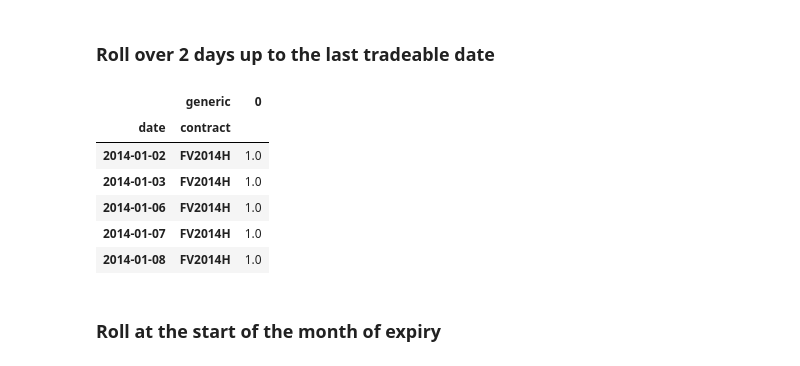
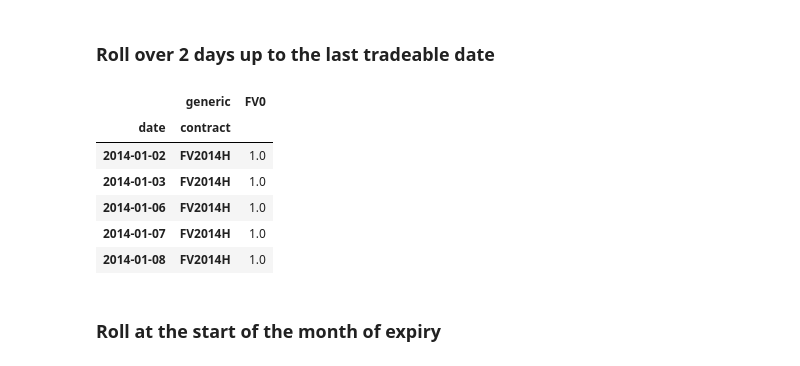
Before and after one commit to matthewgilbert/mapping, a Jupyter notebook: examples/continous_returns.ipynb, the cells around one changed output. Drawn from its saved outputs; the diff is of its cells as text; code cells hidden in the pictures.

Commit message:
added instrument multiplier from generic multiplier convenience function

```diff
--- a/examples/continous_returns.ipynb
+++ b/examples/continous_returns.ipynb
@@ -93,10 +93,11 @@ DatetimeIndex(['2014-01-02', '2014-01-03', '2014-01-06', '2014-01-07',
 # %% [markdown]
 ### Roll over 2 days up to the last tradeable date
 # %%
-weights_pre_expiry = mappings.roller(ts, contract_dates, mappings.static_transition, transition=transition)
+weights_pre_expiry = mappings.roller(ts, contract_dates, mappings.static_transition,
+                                     transition=transition, generic="FV")
 weights_pre_expiry.head()
 # %% [output]
-|  | generic | 0 |
+|  | generic | FV0 |
 | date | contract |  |
 | 2014-01-02 | FV2014H | 1.0 |
 | 2014-01-03 | FV2014H | 1.0 |
```
Also changed, not shown: parts of 9 cells of this notebook, 3 other files.
